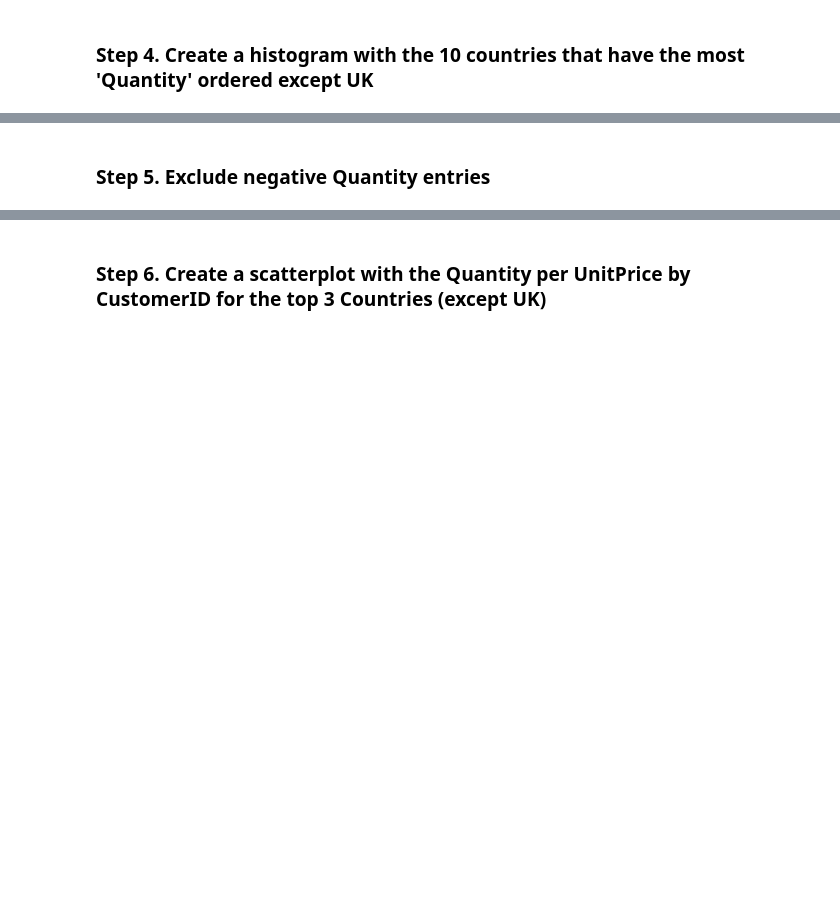
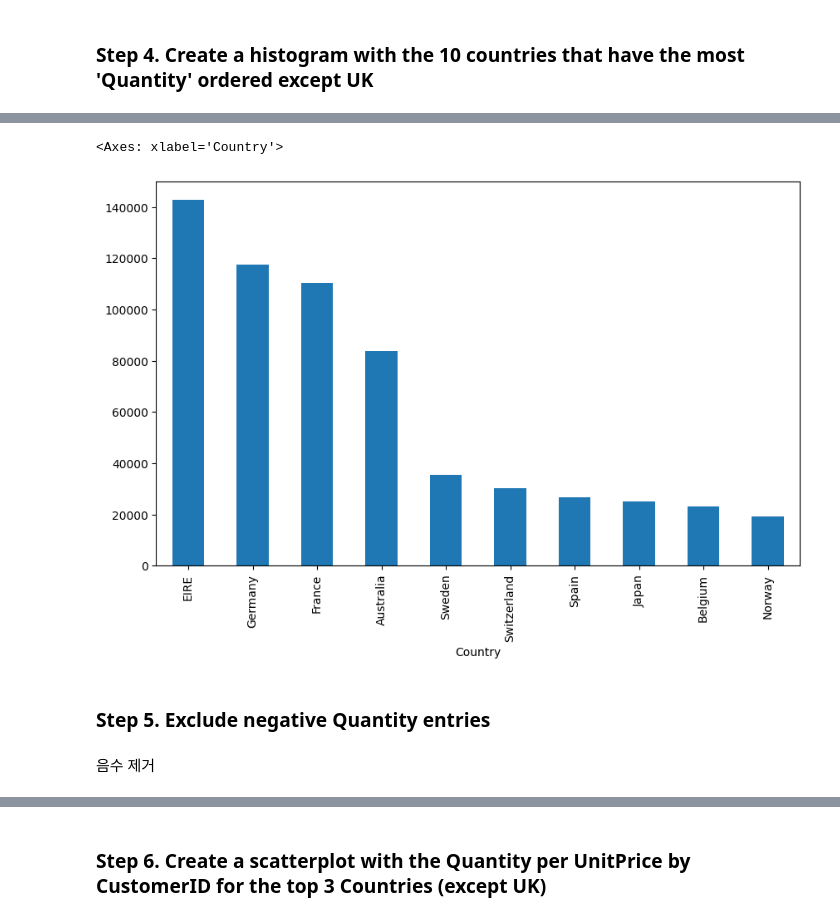
Before and after one commit to SoheeKim12/Python_Programming_Study, a Jupyter notebook: pandas_exercises/07_Visualization/Online_Retail/Exercises_sh.ipynb, the cells around one changed output, grey strips where cells are left out. Cells and saved outputs as stored; diff of their text form; code cells hidden in the pictures; blank space fills up the shorter version.

```diff
--- a/pandas_exercises/07_Visualization/Online_Retail/Exercises_sh.ipynb
+++ b/pandas_exercises/07_Visualization/Online_Retail/Exercises_sh.ipynb
@@ -52,0 +38,4 @@ plt.show()
+# %%
+# UK를 제외한 국가들의 수량 합계를 그룹화
+country_quantity = online_rt[online_rt['Country'] != 'United Kingdom'].groupby('Country')['Quantity'].sum()
+country_quantity.head(10)
@@ -52,0 +56,4 @@ plt.show()
+# %%
+# 상위 10개 국가 선택
+country_quantity_sorted = country_quantity.sort_values(ascending=False)[1:11]
+country_quantity_sorted
@@ -53,2 +74,11 @@ plt.show()
+# %%
+# 히스토그램 그리기
+plt.figure(figsize=(10, 6))
+country_quantity_sorted.plot(kind='bar')
+# %% [output]
+<Axes: xlabel='Country'>
+[figure, added]
 # %% [markdown]
 ### Step 5.  Exclude negative Quantity entries
+# %% [markdown]
+음수 제거
```
Also changed, not shown: parts of 5 cells of this notebook.
